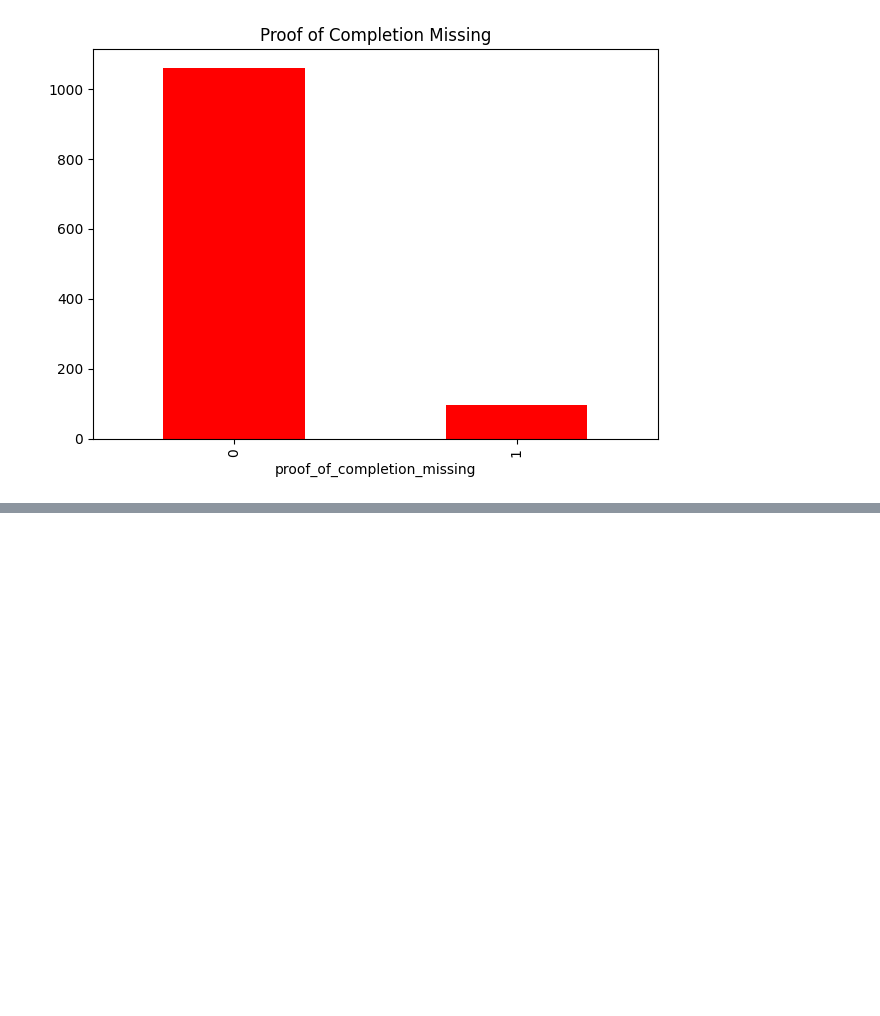
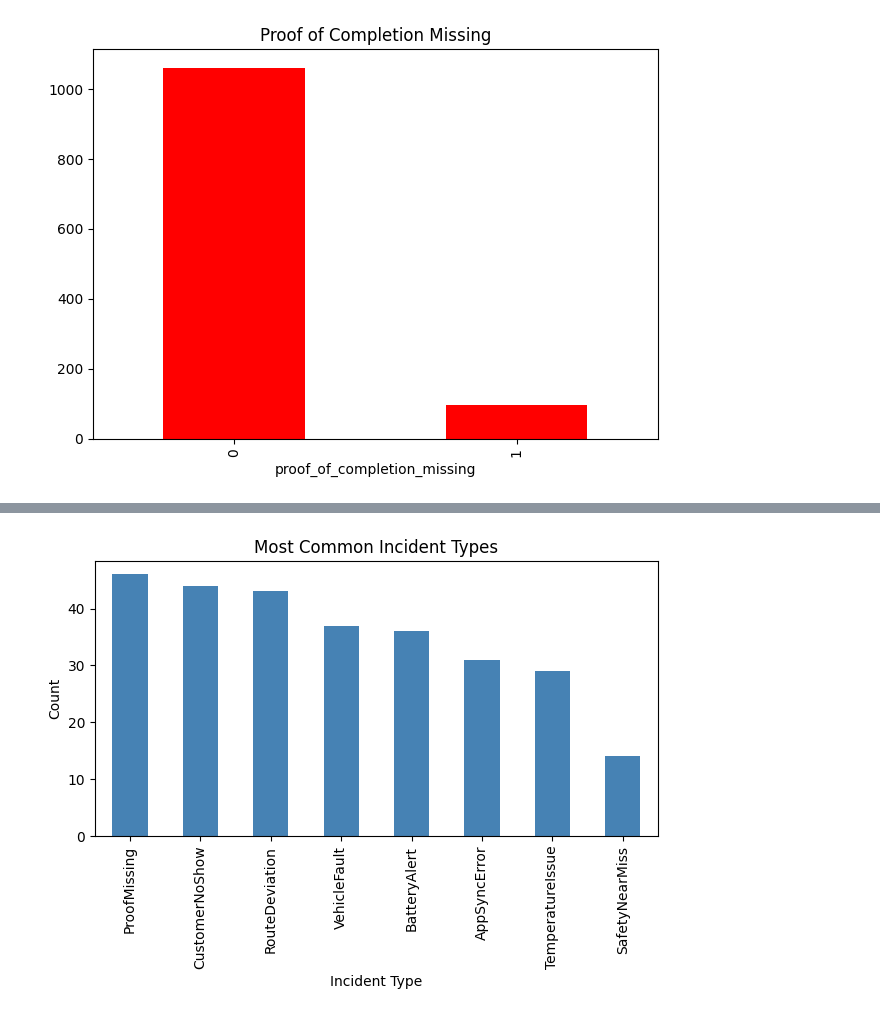
Before and after one commit to Ammar-muz/NorthStar-Analytics, a Jupyter notebook: northstar_analysis.ipynb, the cells around one changed output, grey strips where cells are left out. Cells and saved outputs as stored; diff of their text form; code cells hidden in the pictures; blank space fills up the shorter version.

```diff
--- a/northstar_analysis.ipynb
+++ b/northstar_analysis.ipynb
@@ -390,0 +420,10 @@ Name: count, dtype: int64
+# %%
+incidents = pd.read_csv('incidents.csv')
+incidents['incident_type'].value_counts().plot(kind='bar', color='steelblue')
+plt.title('Most Common Incident Types')
+plt.xlabel('Incident Type')
+plt.ylabel('Count')
+plt.tight_layout()
+plt.show()
+# %% [output]
+[figure, added]
```
Also changed, not shown: parts of 6 cells of this notebook.
